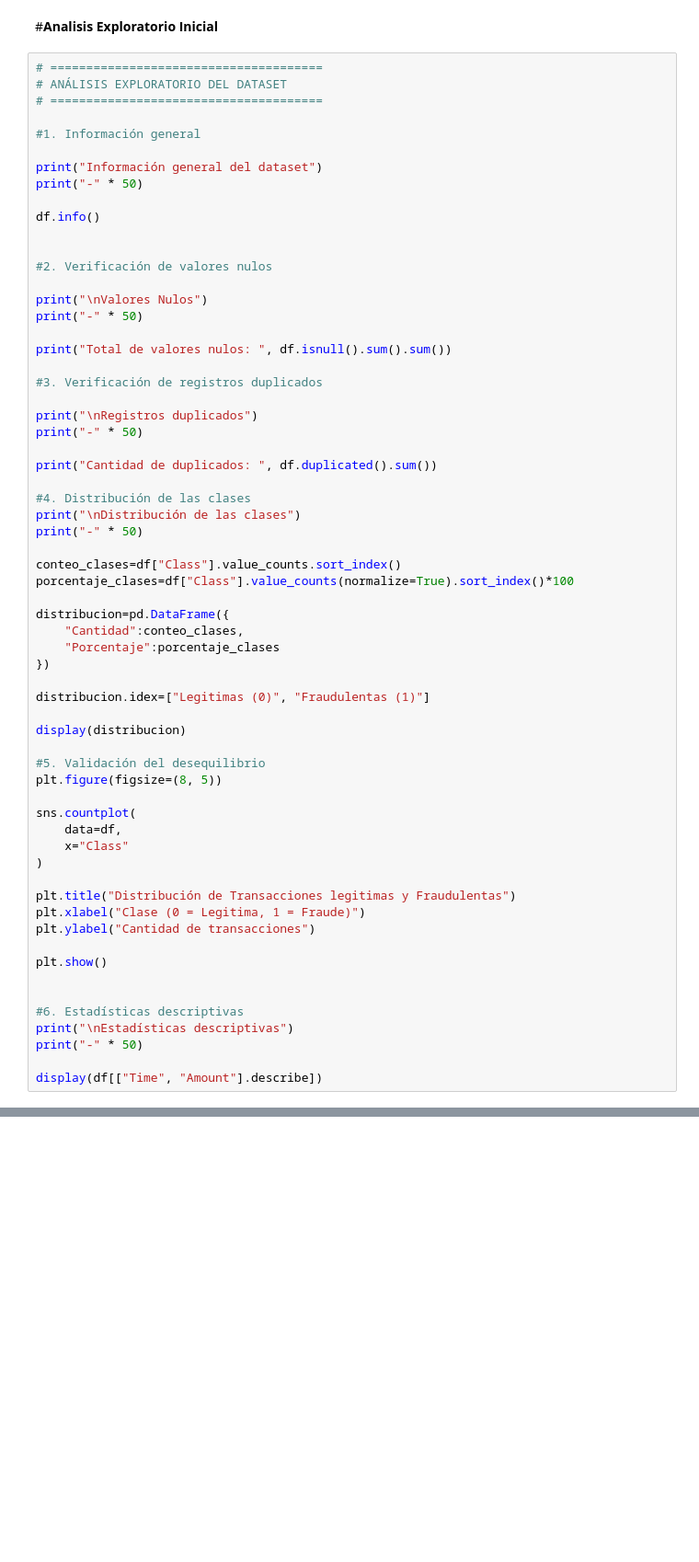
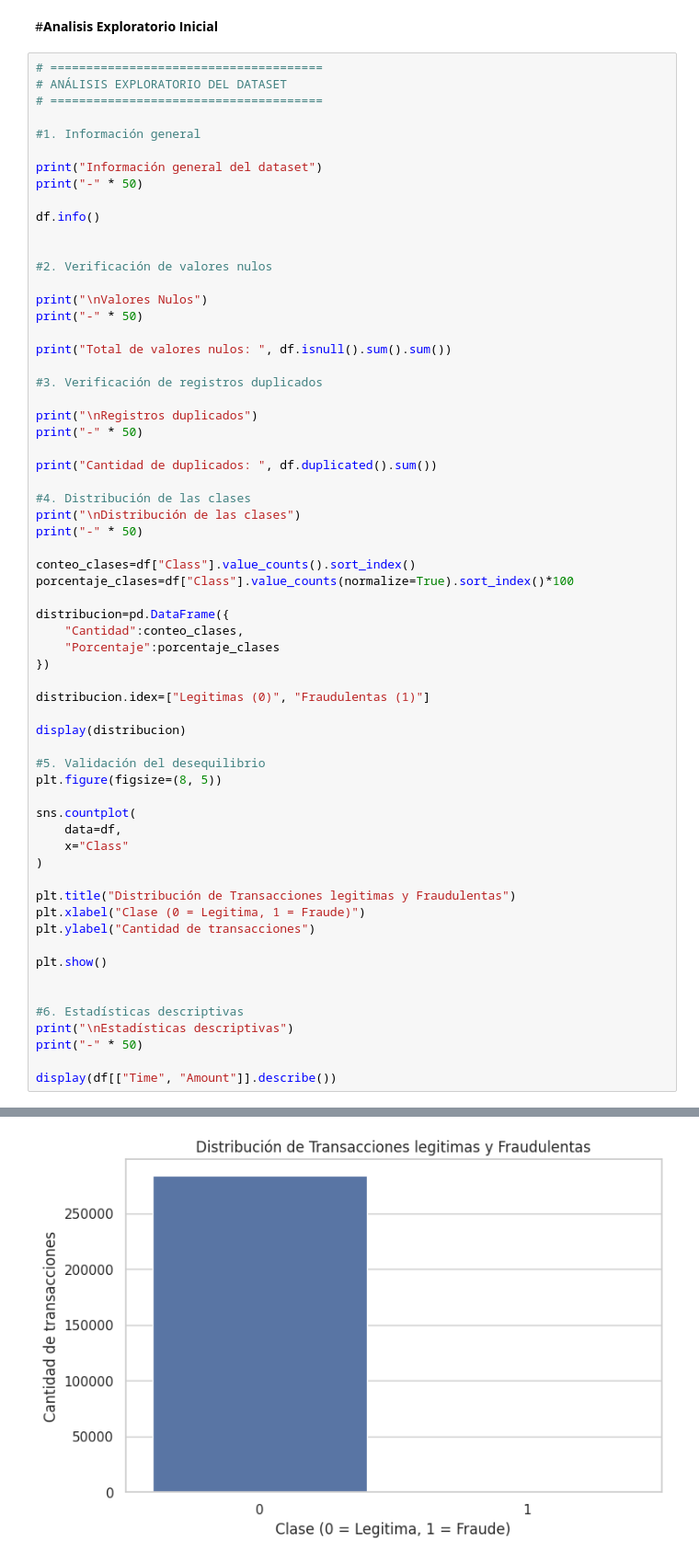
Before and after one commit to edavidbustosp/AplicacionesDeepLearning, a Jupyter notebook: DeteccionFraude.ipynb, the cells around one changed output, grey strips where cells are left out. Shown at 92% size. Cells and saved outputs as stored; diff of their text form; blank space fills up the shorter version.

```diff
--- a/DeteccionFraude.ipynb
+++ b/DeteccionFraude.ipynb
@@ -109,7 +124,7 @@ print("Cantidad de duplicados: ", df.duplicated().sum())
 print("\nDistribución de las clases")
 print("-" * 50)
 
-conteo_clases=df["Class"].value_counts.sort_index()
+conteo_clases=df["Class"].value_counts().sort_index()
 porcentaje_clases=df["Class"].value_counts(normalize=True).sort_index()*100
 
 distribucion=pd.DataFrame({
@@ -140,4 +155,5 @@ plt.show()
 print("\nEstadísticas descriptivas")
 print("-" * 50)
 
-display(df[["Time", "Amount"].describe])
+display(df[["Time", "Amount"]].describe())
+# %% [output]
@@ -143,0 +181 @@ display(df[["Time", "Amount"].describe])
+[figure, added]
```
Also changed, not shown: parts of 3 cells of this notebook.
